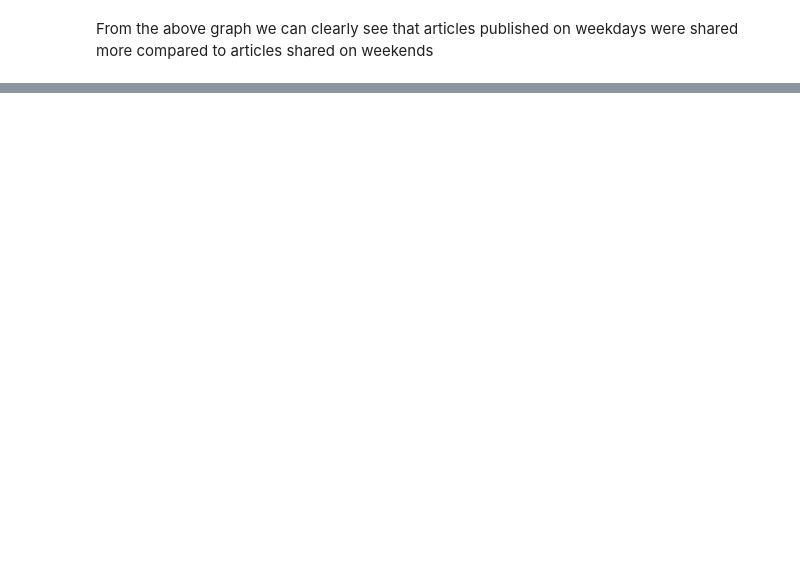
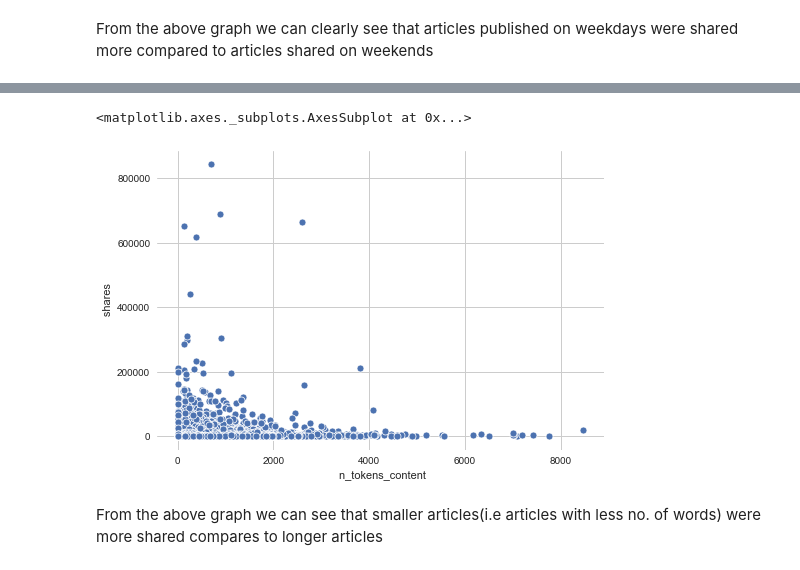
Before and after one commit to sam12321/Online-Article-Analysis, a Jupyter notebook: Edugrad Live Project.ipynb, the cells around one changed output, grey strips where cells are left out. Saved outputs shown, nothing was run; the diff lists cells and outputs as text; code cells hidden in the pictures; blank space fills up the shorter version.

```diff
--- a/Edugrad Live Project.ipynb
+++ b/Edugrad Live Project.ipynb
@@ -202,0 +214,8 @@ mon.shape
+# %%
+# Plotting a graph to compare no. of words with no. of shares
+sns.scatterplot(x=' n_tokens_content',y=' shares',data=dat)
+# %% [output]
+<matplotlib.axes._subplots.AxesSubplot at 0x...>
+[figure, added]
+# %% [markdown]
+From the above graph we can see that smaller articles(i.e articles with  less no. of words) were more shared compares to longer articles
```
Also changed, not shown: parts of 4 cells of this notebook.
